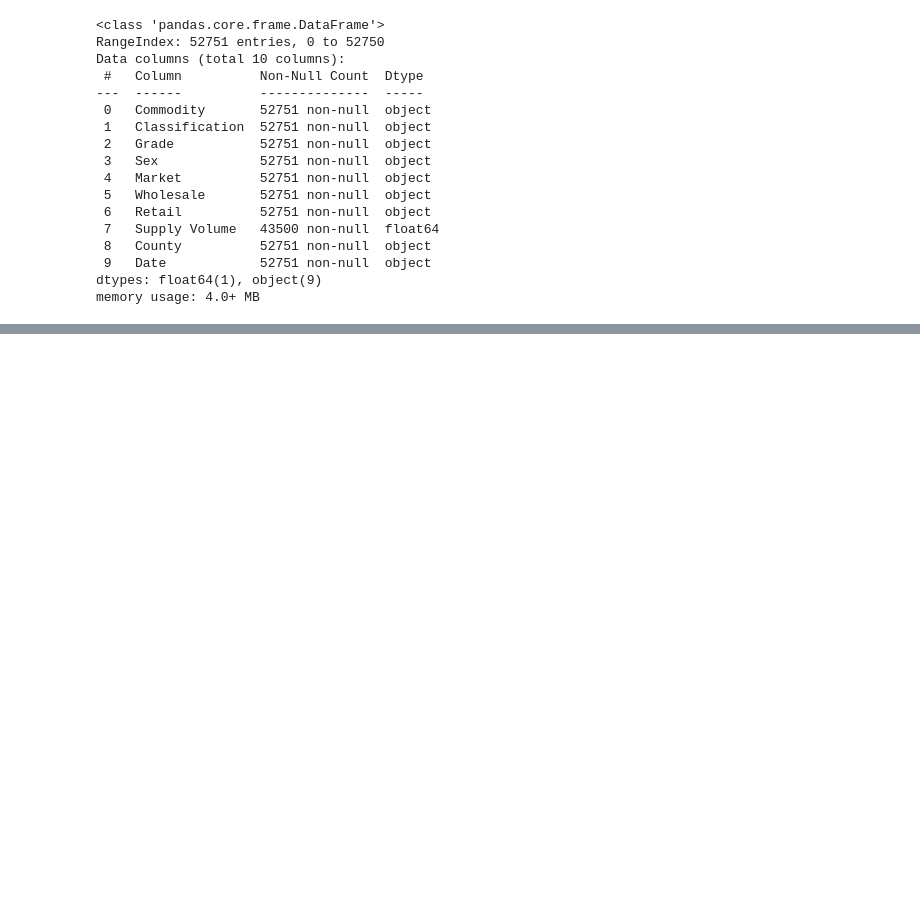
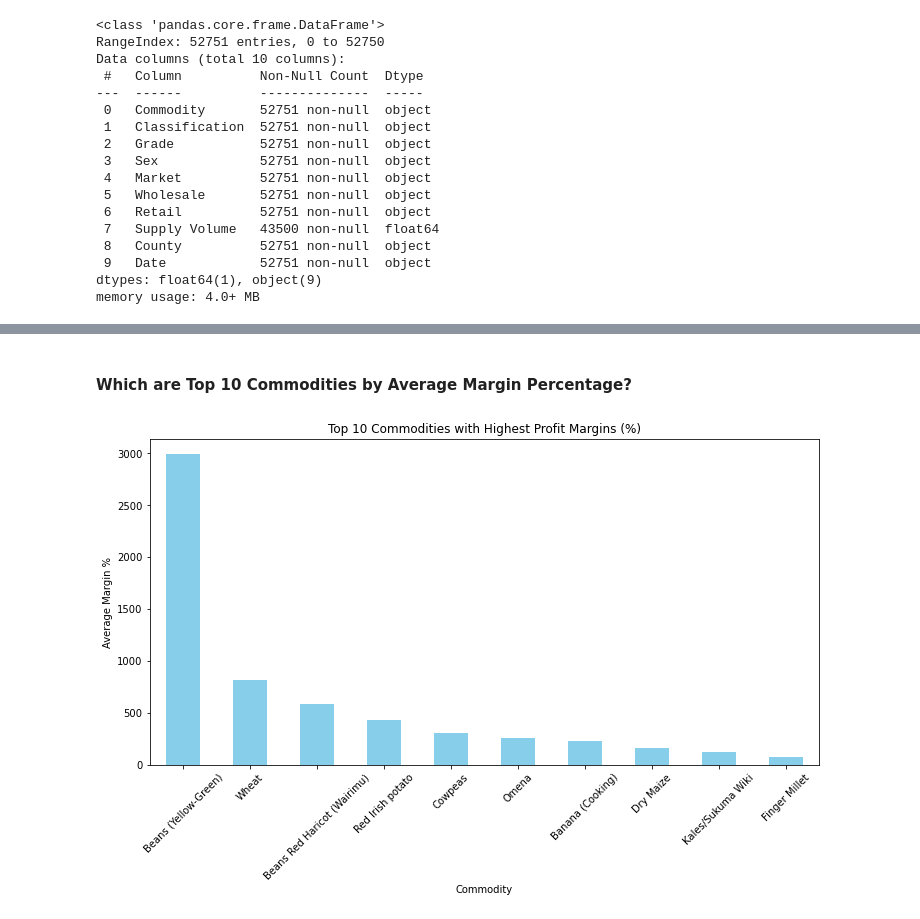
Before and after one commit to Victor-Mufasa/Agricultural-Commodity-Price-Forecasting, a Jupyter notebook: notebook/Sharon.ipynb, the cells around one changed output, grey strips where cells are left out. Cells and saved outputs as stored; diff of their text form; code cells hidden in the pictures; blank space fills up the shorter version.

```diff
--- a/notebook/Sharon.ipynb
+++ b/notebook/Sharon.ipynb
@@ -170,0 +212,11 @@ data['Margin_Percentage'] = (data['Price_Margin'] / data['Wholesale'].replace(0,
+# %% [markdown]
+#### Which are Top 10 Commodities by Average Margin Percentage?
+# %%
+plt.figure(figsize=(12, 6))
+data.groupby('Commodity')['Margin_Percentage'].mean().sort_values(ascending=False).head(10).plot(kind='bar', color='skyblue')
+plt.title('Top 10 Commodities with Highest Profit Margins (%)')
+plt.ylabel('Average Margin %')
+plt.xticks(rotation=45)
+plt.show()
+# %% [output]
+[figure, added]
```
Also changed, not shown: parts of 25 cells of this notebook.
